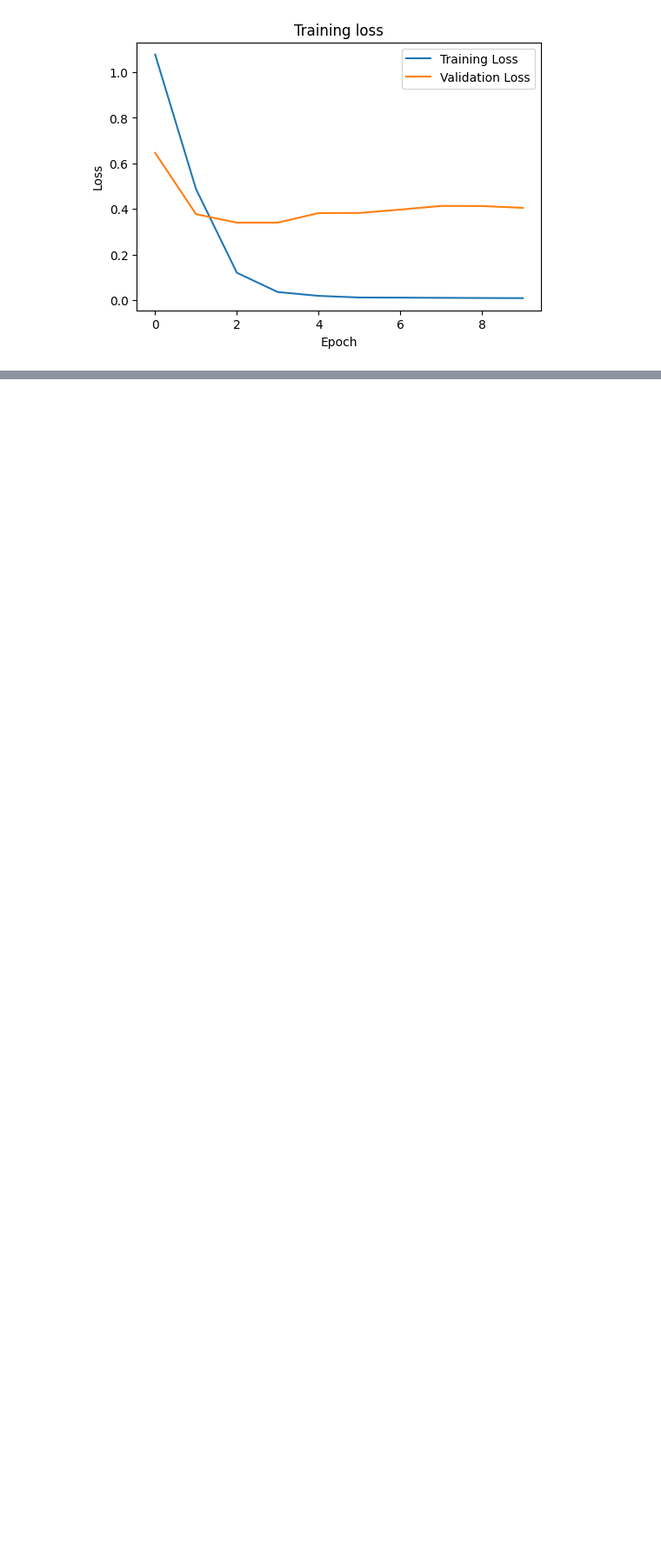
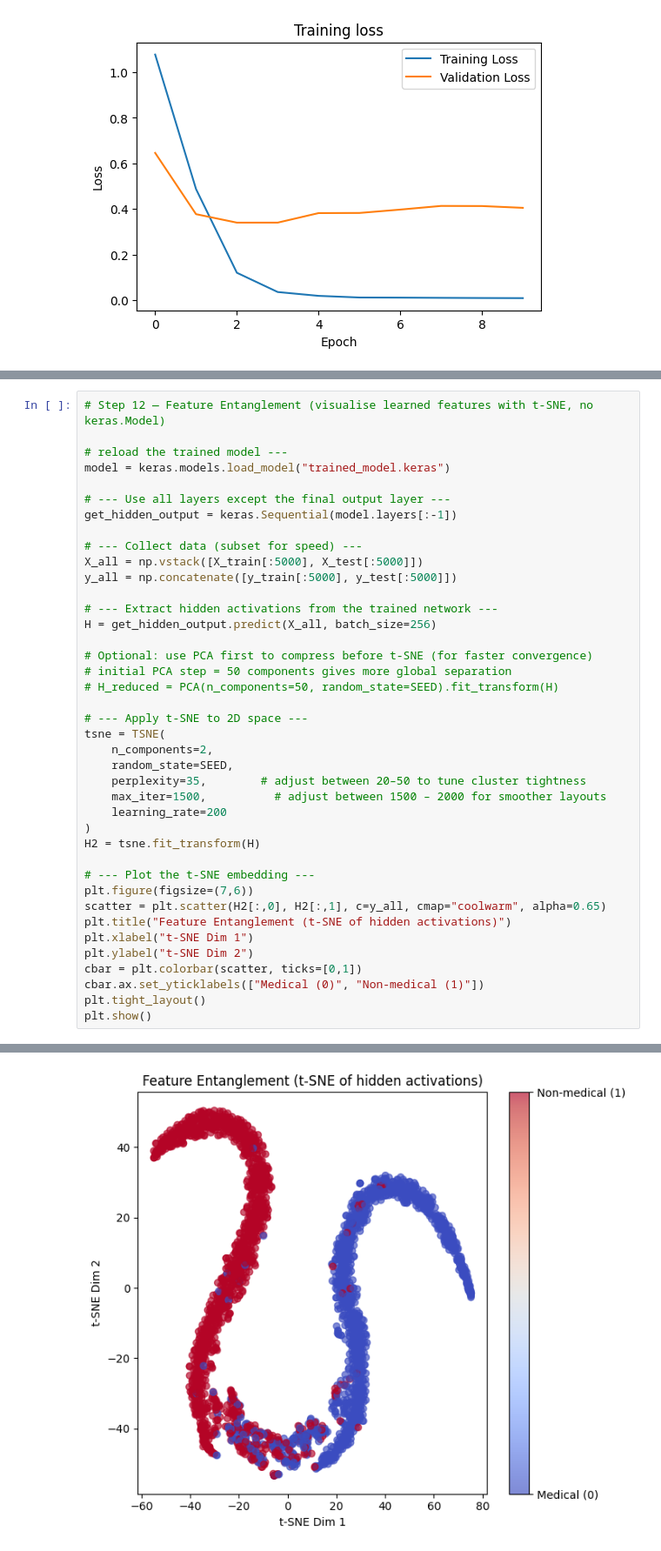
Before and after one commit to sgh4000/CDT-D2AIR-NLP, a Jupyter notebook: medical_query_trial2.ipynb, the cells around one changed output, grey strips where cells are left out. Shown: that part at 87% size. Saved outputs shown, nothing was run; the diff lists cells and outputs as text; blank space fills up the shorter version.

```diff
--- a/medical_query_trial2.ipynb
+++ b/medical_query_trial2.ipynb
@@ -432,0 +455,41 @@ AttributeError: The layer sequential_6 has never been called and thus has no def
+# %%
+# Step 12 — Feature Entanglement (visualise learned features with t-SNE, no keras.Model)
+
+# reload the trained model ---
+model = keras.models.load_model("trained_model.keras")
+
+# --- Use all layers except the final output layer ---
+get_hidden_output = keras.Sequential(model.layers[:-1])
+
+# --- Collect data (subset for speed) ---
+X_all = np.vstack([X_train[:5000], X_test[:5000]])
+y_all = np.concatenate([y_train[:5000], y_test[:5000]])
+
+# --- Extract hidden activations from the trained network ---
+H = get_hidden_output.predict(X_all, batch_size=256)
+
+# Optional: use PCA first to compress before t-SNE (for faster convergence)
+# initial PCA step = 50 components gives more global separation
+# H_reduced = PCA(n_components=50, random_state=SEED).fit_transform(H)
+
+# --- Apply t-SNE to 2D space ---
+tsne = TSNE(
+    n_components=2,
+    random_state=SEED,
+    perplexity=35,        # adjust between 20–50 to tune cluster tightness
+    max_iter=1500,          # adjust between 1500 – 2000 for smoother layouts
+    learning_rate=200
+)
+H2 = tsne.fit_transform(H)
+
+# --- Plot the t-SNE embedding ---
+plt.figure(figsize=(7,6))
+scatter = plt.scatter(H2[:,0], H2[:,1], c=y_all, cmap="coolwarm", alpha=0.65)
+plt.title("Feature Entanglement (t-SNE of hidden activations)")
+plt.xlabel("t-SNE Dim 1")
+plt.ylabel("t-SNE Dim 2")
+cbar = plt.colorbar(scatter, ticks=[0,1])
+cbar.ax.set_yticklabels(["Medical (0)", "Non-medical (1)"])
+plt.tight_layout()
+plt.show()
+# %% [output]
@@ -432,0 +497 @@ AttributeError: The layer sequential_6 has never been called and thus has no def
+[figure, added]
```
Also changed, not shown: parts of 6 cells of this notebook.
